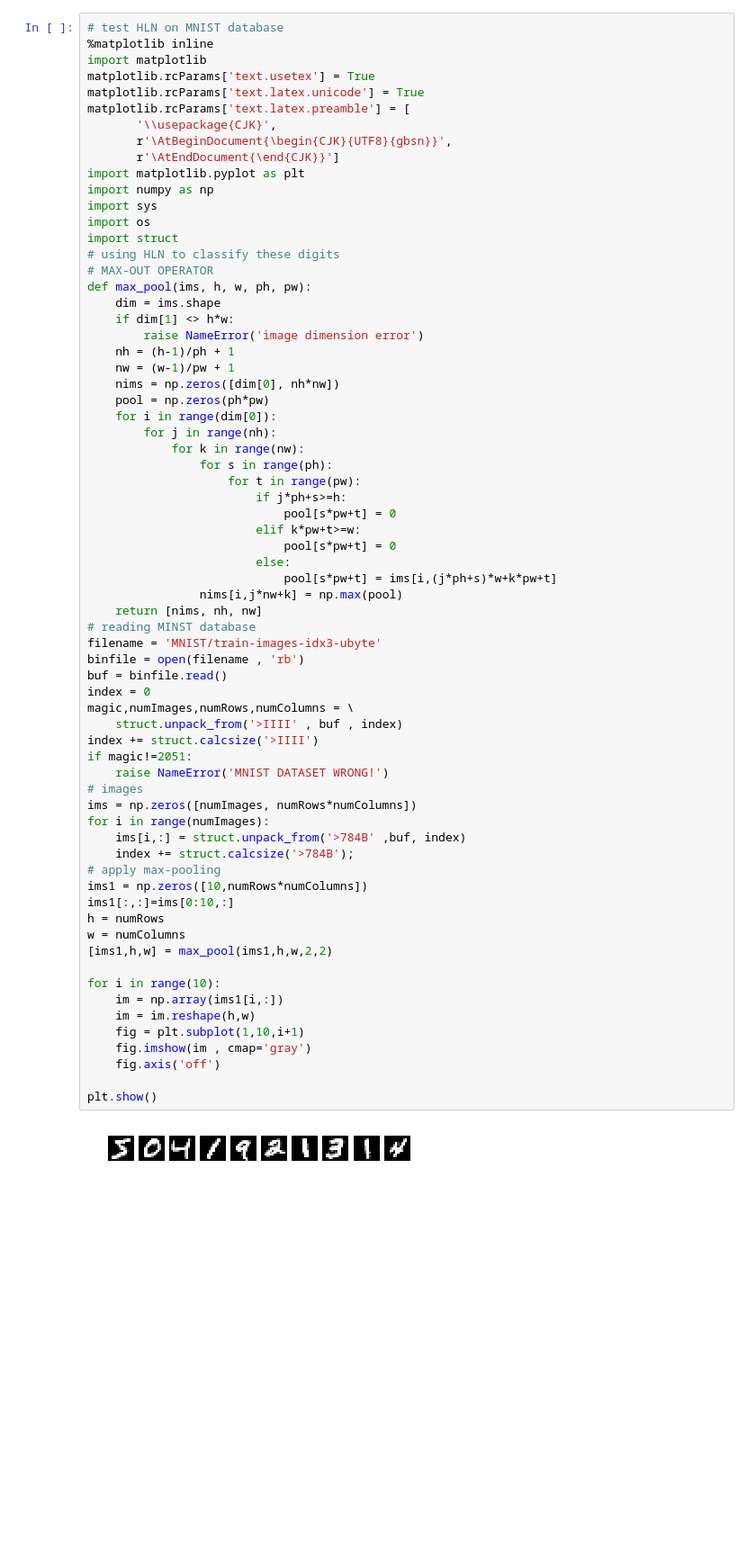
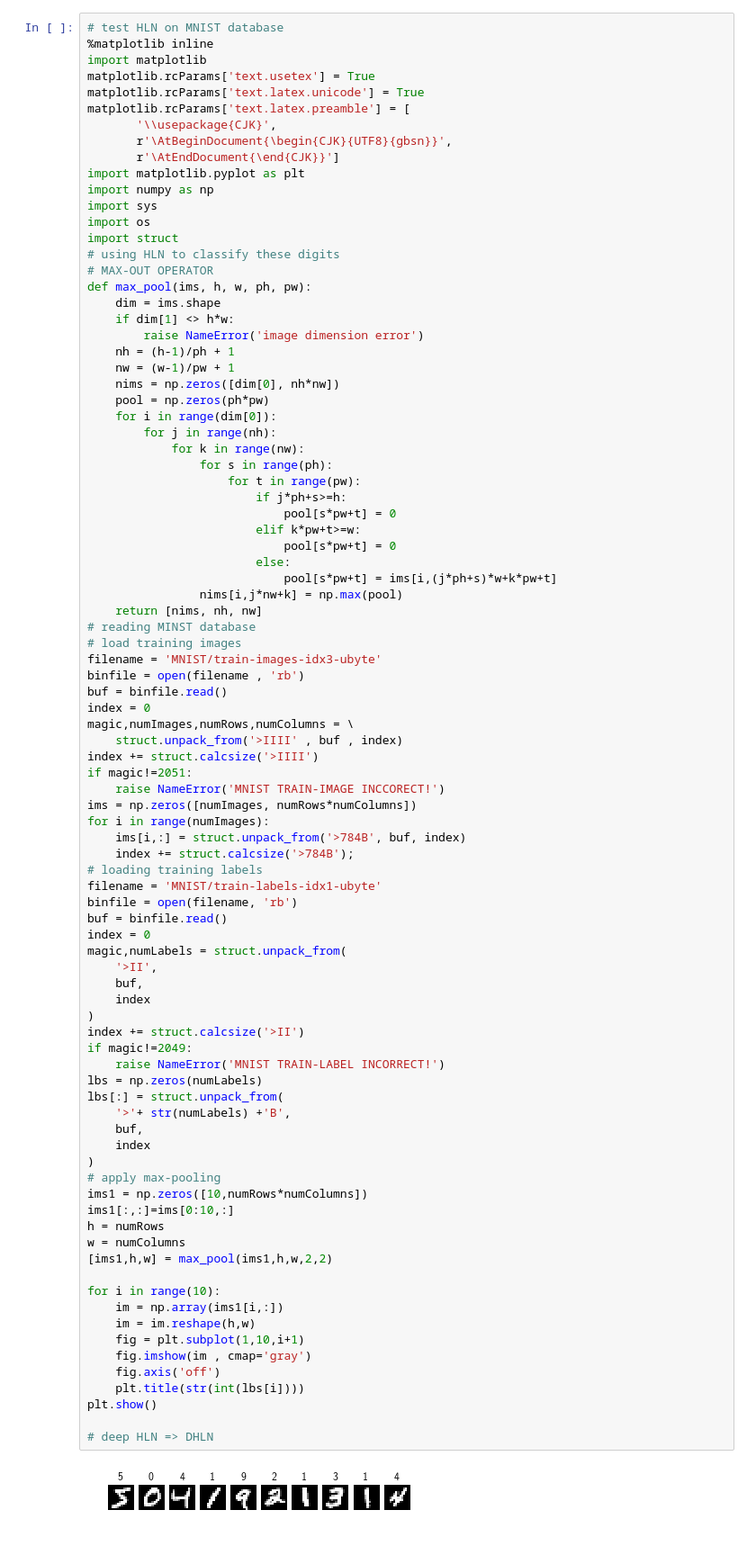
Before and after one commit to hiroki-kyoto/hybrid-learning-net, a Jupyter notebook: Untitled.ipynb, the cells around one changed output. Shown at 90% size. Drawn from its saved outputs; the diff is of its cells as text; blank space fills up the shorter version.

Commit message:
next,test mnist

```diff
--- a/Untitled.ipynb
+++ b/Untitled.ipynb
@@ -222,35 +225,56 @@ def max_pool(ims, h, w, ph, pw):
                             pool[s*pw+t] = ims[i,(j*ph+s)*w+k*pw+t]
                 nims[i,j*nw+k] = np.max(pool)
     return [nims, nh, nw]
 # reading MINST database
+# load training images
 filename = 'MNIST/train-images-idx3-ubyte'
 binfile = open(filename , 'rb')
 buf = binfile.read()
 index = 0
 magic,numImages,numRows,numColumns = \
     struct.unpack_from('>IIII' , buf , index)
 index += struct.calcsize('>IIII')
 if magic!=2051:
-    raise NameError('MNIST DATASET WRONG!')
-# images
+    raise NameError('MNIST TRAIN-IMAGE INCCORECT!')
 ims = np.zeros([numImages, numRows*numColumns])
 for i in range(numImages):
-    ims[i,:] = struct.unpack_from('>784B' ,buf, index)
+    ims[i,:] = struct.unpack_from('>784B', buf, index)
     index += struct.calcsize('>784B');
+# loading training labels
+filename = 'MNIST/train-labels-idx1-ubyte'
+binfile = open(filename, 'rb')
+buf = binfile.read()
+index = 0
+magic,numLabels = struct.unpack_from(
+    '>II',
+    buf,
+    index
+)
+index += struct.calcsize('>II')
+if magic!=2049:
+    raise NameError('MNIST TRAIN-LABEL INCORRECT!')
+lbs = np.zeros(numLabels)
+lbs[:] = struct.unpack_from(
+    '>'+ str(numLabels) +'B',
+    buf,
+    index
+)
 # apply max-pooling
 ims1 = np.zeros([10,numRows*numColumns])
 ims1[:,:]=ims[0:10,:]
 h = numRows
 w = numColumns
 [ims1,h,w] = max_pool(ims1,h,w,2,2)
 
 for i in range(10):
     im = np.array(ims1[i,:])
     im = im.reshape(h,w)
     fig = plt.subplot(1,10,i+1)
     fig.imshow(im , cmap='gray')
     fig.axis('off')
+    plt.title(str(int(lbs[i])))
+plt.show()
 
-plt.show()
+# deep HLN => DHLN
 # %% [output]
-[figure, old version]
+[figure, new version]
```
Also changed, not shown: parts of 3 cells of this notebook, 21 other files.
